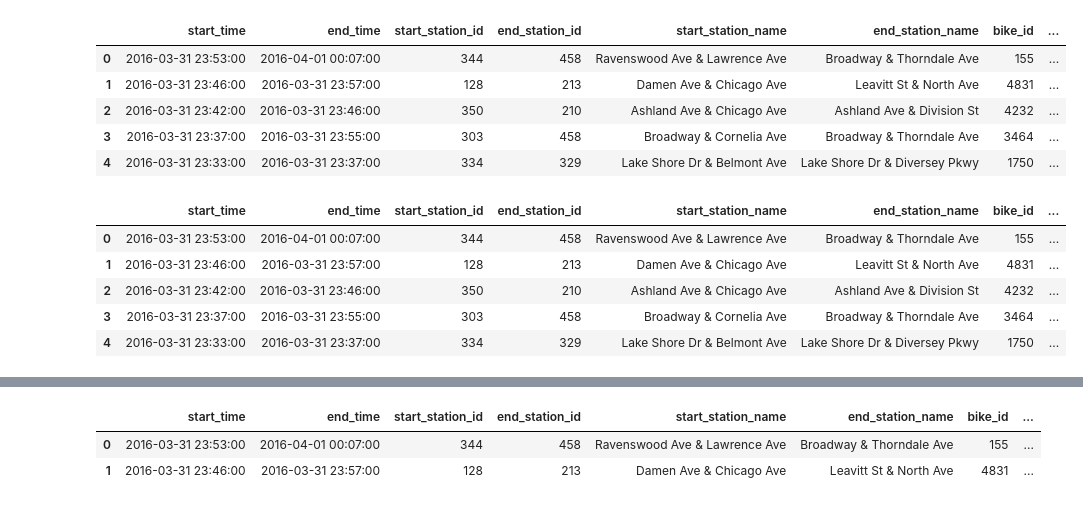
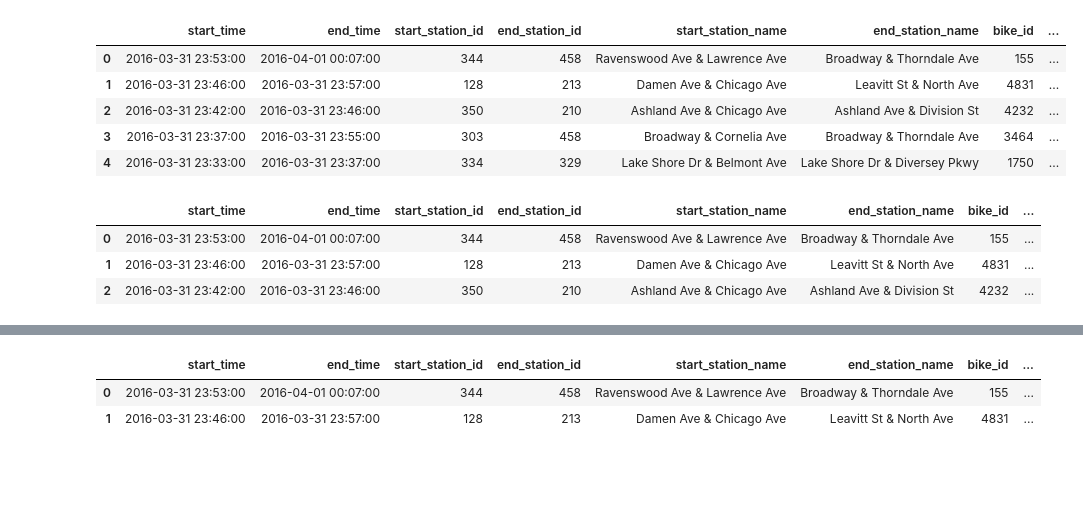
Before and after one commit to agruenb/PrescriptiveStruggle_BikeSharing, a Jupyter notebook: LeaWorkspace/lworkspace.ipynb, the cells around one changed output, grey strips where cells are left out. Saved outputs shown, nothing was run; the diff lists cells and outputs as text; code cells hidden in the pictures; blank space fills up the shorter version.

```diff
--- a/LeaWorkspace/lworkspace.ipynb
+++ b/LeaWorkspace/lworkspace.ipynb
@@ -21,19 +26,19 @@ chicago['driving_time'] = chicago['end_time']-chicago['start_time']
 # %%
 def get_weekday (ts):
     return ts.weekday()
 def get_hour (ts):
     return ts.hour
-
+def get_date (ts):
+    return ts.date()
+chicago["Date"] = chicago["start_time"].apply(lambda x: get_date (x))
 chicago["Weekday"]=chicago["start_time"].apply(lambda x: get_weekday (x))
 chicago["Hour"]=chicago["start_time"].apply(lambda x: get_hour (x))
-chicago.head()
+chicago.head(3)
 # %% [output]
 |  | start_time | end_time | start_station_id | end_station_id | start_station_name | end_station_name | bike_id | ... |
 | 0 | 2016-03-31 23:53:00 | 2016-04-01 00:07:00 | 344 | 458 | Ravenswood Ave & Lawrence Ave | Broadway & Thorndale Ave | 155 | ... |
 | 1 | 2016-03-31 23:46:00 | 2016-03-31 23:57:00 | 128 | 213 | Damen Ave & Chicago Ave | Leavitt St & North Ave | 4831 | ... |
 | 2 | 2016-03-31 23:42:00 | 2016-03-31 23:46:00 | 350 | 210 | Ashland Ave & Chicago Ave | Ashland Ave & Division St | 4232 | ... |
-| 3 | 2016-03-31 23:37:00 | 2016-03-31 23:55:00 | 303 | 458 | Broadway & Cornelia Ave | Broadway & Thorndale Ave | 3464 | ... |
-| 4 | 2016-03-31 23:33:00 | 2016-03-31 23:37:00 | 334 | 329 | Lake Shore Dr & Belmont Ave | Lake Shore Dr & Diversey Pkwy | 1750 | ... |
 # %%
 montag = chicago[chicago["Weekday"]==0].size
 dienstag = chicago[chicago["Weekday"]==1].size
```
Also changed, not shown: parts of 12 cells of this notebook.
